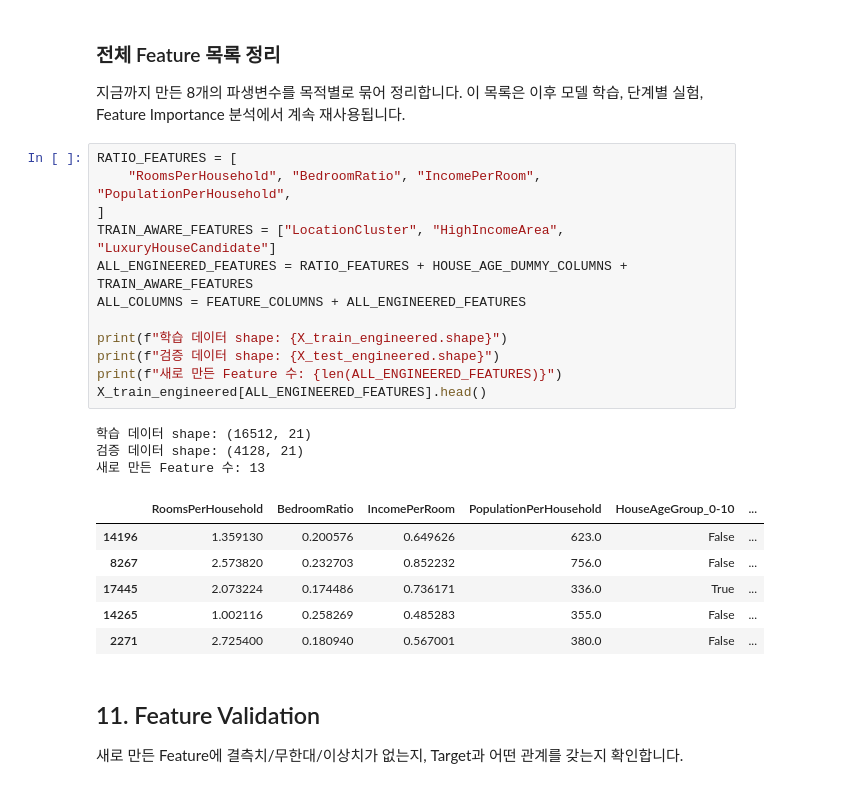
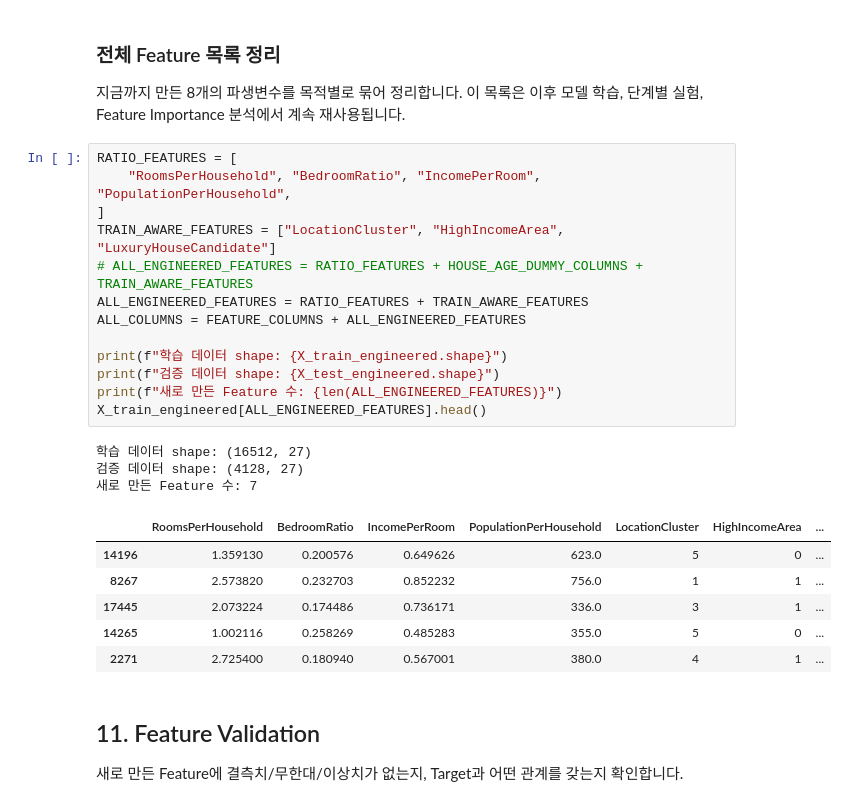
Before and after one commit to tjg-data/AI-Service-Lab2, a Jupyter notebook: services/01-house-price-ai/ai-server/fe/california_housing_feature_engineering.ipynb, the cells around one changed output. Cells and saved outputs as stored; diff of their text form.

```diff
--- a/services/01-house-price-ai/ai-server/fe/california_housing_feature_engineering.ipynb
+++ b/services/01-house-price-ai/ai-server/fe/california_housing_feature_engineering.ipynb
@@ -657,25 +657,26 @@ Name: count, dtype: int64
 # %%
 RATIO_FEATURES = [
     "RoomsPerHousehold", "BedroomRatio", "IncomePerRoom", "PopulationPerHousehold",
 ]
 TRAIN_AWARE_FEATURES = ["LocationCluster", "HighIncomeArea", "LuxuryHouseCandidate"]
-ALL_ENGINEERED_FEATURES = RATIO_FEATURES + HOUSE_AGE_DUMMY_COLUMNS + TRAIN_AWARE_FEATURES
+# ALL_ENGINEERED_FEATURES = RATIO_FEATURES + HOUSE_AGE_DUMMY_COLUMNS + TRAIN_AWARE_FEATURES
+ALL_ENGINEERED_FEATURES = RATIO_FEATURES + TRAIN_AWARE_FEATURES
 ALL_COLUMNS = FEATURE_COLUMNS + ALL_ENGINEERED_FEATURES
 
 print(f"학습 데이터 shape: {X_train_engineered.shape}")
 print(f"검증 데이터 shape: {X_test_engineered.shape}")
 print(f"새로 만든 Feature 수: {len(ALL_ENGINEERED_FEATURES)}")
 X_train_engineered[ALL_ENGINEERED_FEATURES].head()
 # %% [output]
-학습 데이터 shape: (16512, 21)
-검증 데이터 shape: (4128, 21)
-새로 만든 Feature 수: 13
+학습 데이터 shape: (16512, 27)
+검증 데이터 shape: (4128, 27)
+새로 만든 Feature 수: 7
-|  | RoomsPerHousehold | BedroomRatio | IncomePerRoom | PopulationPerHousehold | HouseAgeGroup_0-10 | ... |
-| 14196 | 1.359130 | 0.200576 | 0.649626 | 623.0 | False | ... |
-| 8267 | 2.573820 | 0.232703 | 0.852232 | 756.0 | False | ... |
-| 17445 | 2.073224 | 0.174486 | 0.736171 | 336.0 | True | ... |
-| 14265 | 1.002116 | 0.258269 | 0.485283 | 355.0 | False | ... |
-| 2271 | 2.725400 | 0.180940 | 0.567001 | 380.0 | False | ... |
+|  | RoomsPerHousehold | BedroomRatio | IncomePerRoom | PopulationPerHousehold | LocationCluster | HighIncomeArea | ... |
+| 14196 | 1.359130 | 0.200576 | 0.649626 | 623.0 | 5 | 0 | ... |
+| 8267 | 2.573820 | 0.232703 | 0.852232 | 756.0 | 1 | 1 | ... |
+| 17445 | 2.073224 | 0.174486 | 0.736171 | 336.0 | 3 | 1 | ... |
+| 14265 | 1.002116 | 0.258269 | 0.485283 | 355.0 | 5 | 0 | ... |
+| 2271 | 2.725400 | 0.180940 | 0.567001 | 380.0 | 4 | 1 | ... |
 # %% [markdown]
 ## 11. Feature Validation
 
```
Also changed, not shown: parts of 16 cells of this notebook, 4 other files.
